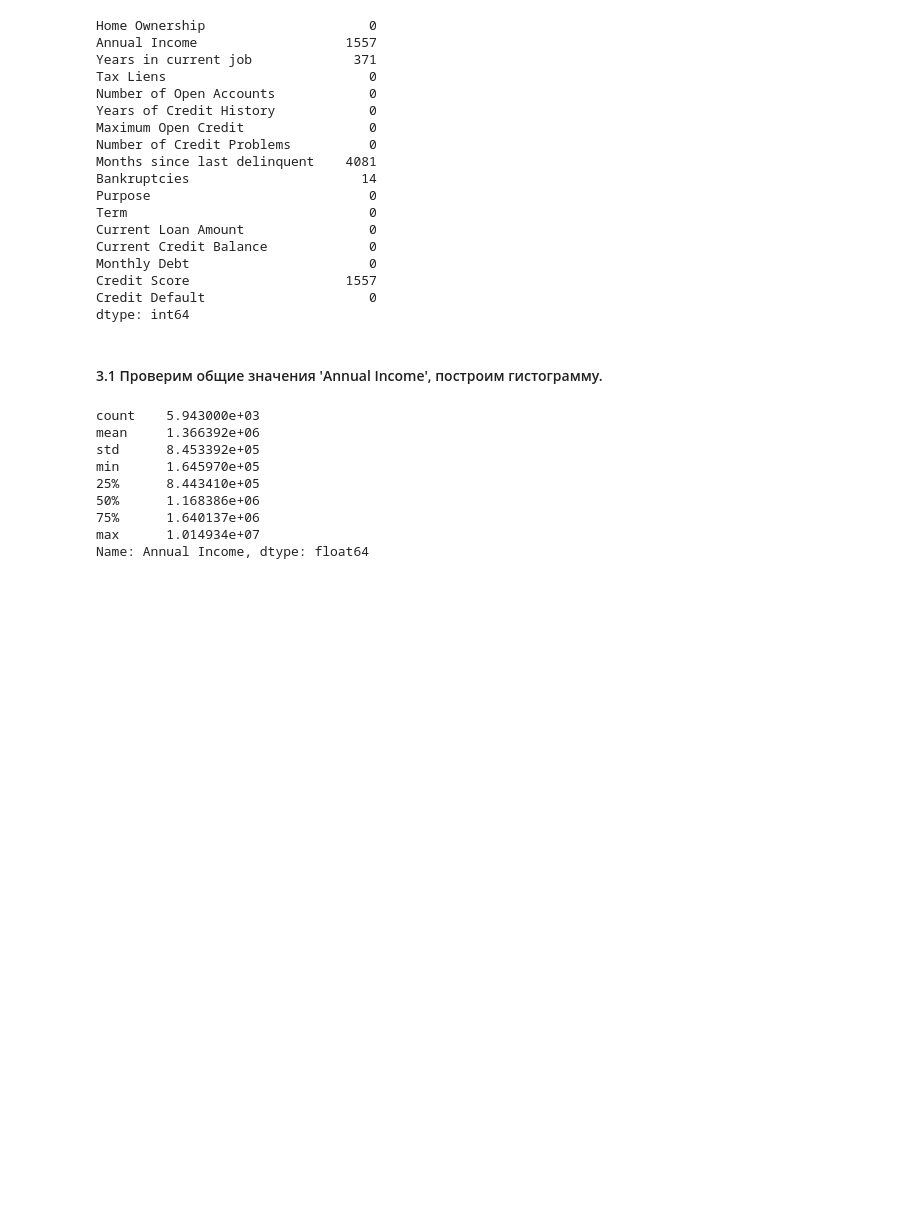
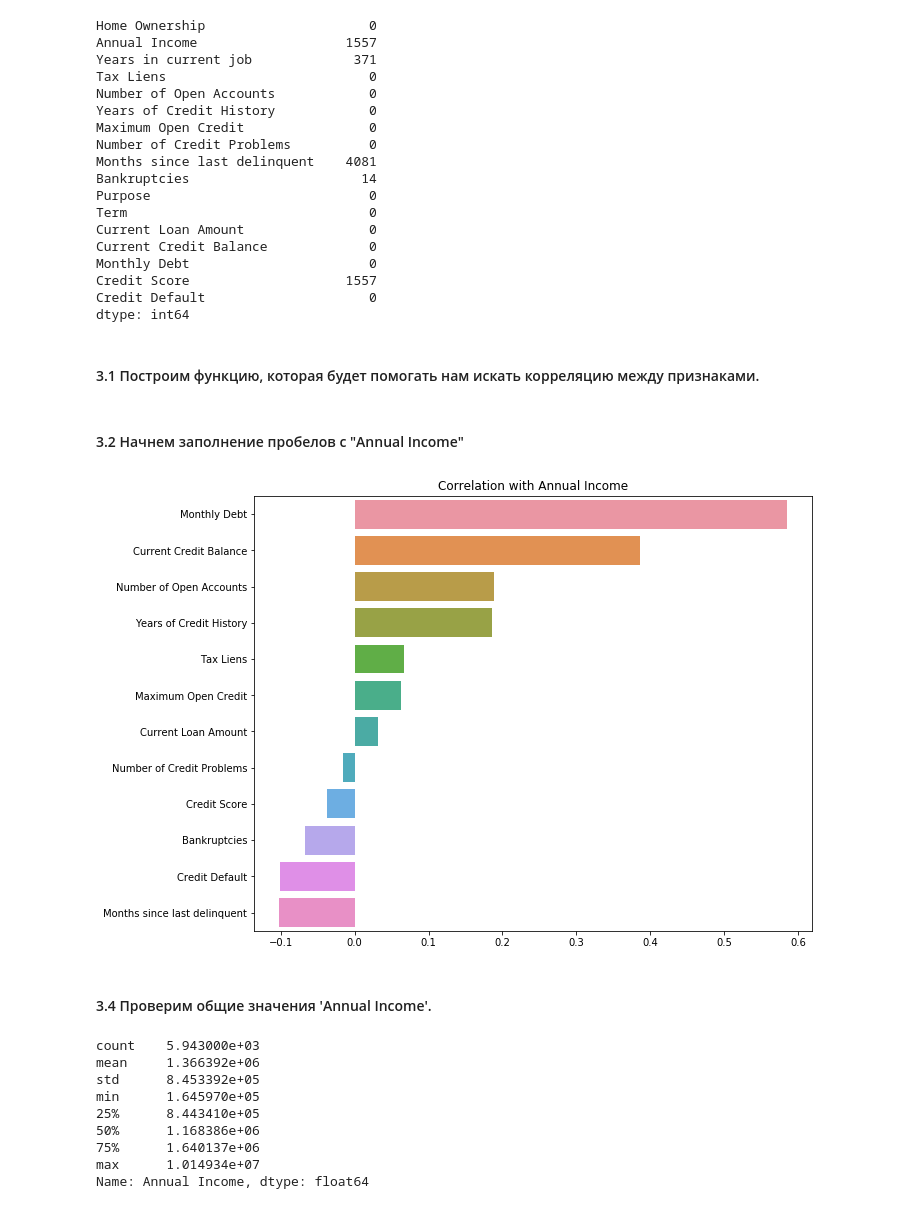
Before and after one commit to dv4silj3v/AI_Course_Q3_C3, a Jupyter notebook: DVasilyev_solution.ipynb, the cells around one changed output. Drawn from its saved outputs; the diff is of its cells as text; code cells hidden in the pictures; blank space fills up the shorter version.

```diff
--- a/DVasilyev_solution.ipynb
+++ b/DVasilyev_solution.ipynb
@@ -210,8 +210,28 @@ Monthly Debt                       0
 Credit Score                    1557
 Credit Default                     0
 dtype: int64
+# %% [markdown]
+#### 3.1 Построим функцию, которая будет помогать нам искать корреляцию между признаками.
+# %%
+def correlations(TARGET_NAME):
+    BASE_FEATURE_NAMES = df.columns.drop(TARGET_NAME).tolist()
+    NEW_FEATURE_NAMES = df.columns.drop([TARGET_NAME] + BASE_FEATURE_NAMES)
+    corr_with_target = df[BASE_FEATURE_NAMES + [TARGET_NAME]].corr().iloc[:-1, -1].sort_values(ascending=False)
+
+    plt.figure(figsize=(10, 8))
+
+    sns.barplot(x=corr_with_target.values, y=corr_with_target.index)
+
+    plt.title('Correlation with ' + TARGET_NAME)
+    plt.show()
+# %% [markdown]
+#### 3.2 Начнем заполнение пробелов с "Annual Income"
+# %%
+correlations('Annual Income')
+# %% [output]
+[figure, added]
 # %% [markdown]
-#### 3.1 Проверим общие значения 'Annual Income', построим гистограмму.
+#### 3.4 Проверим общие значения 'Annual Income'.
 # %%
 df['Annual Income'].describe()
 # %% [output]
```
Also changed, not shown: parts of 45 cells of this notebook.
